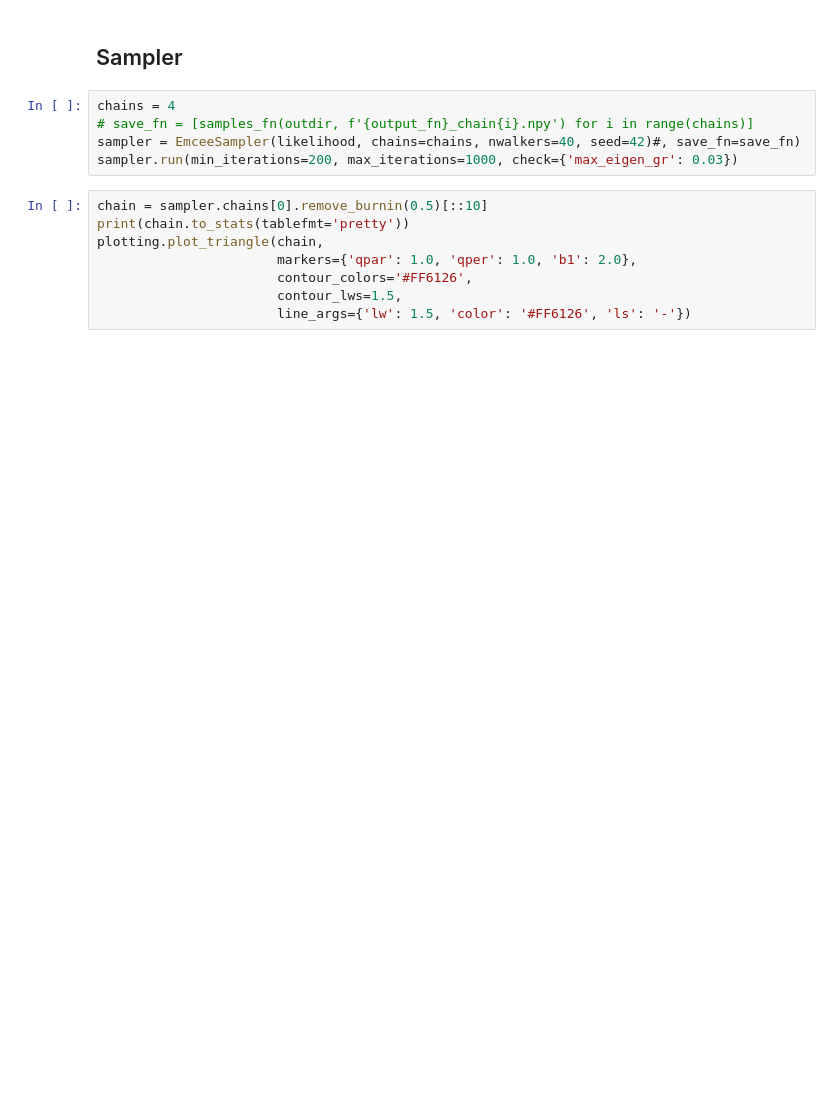
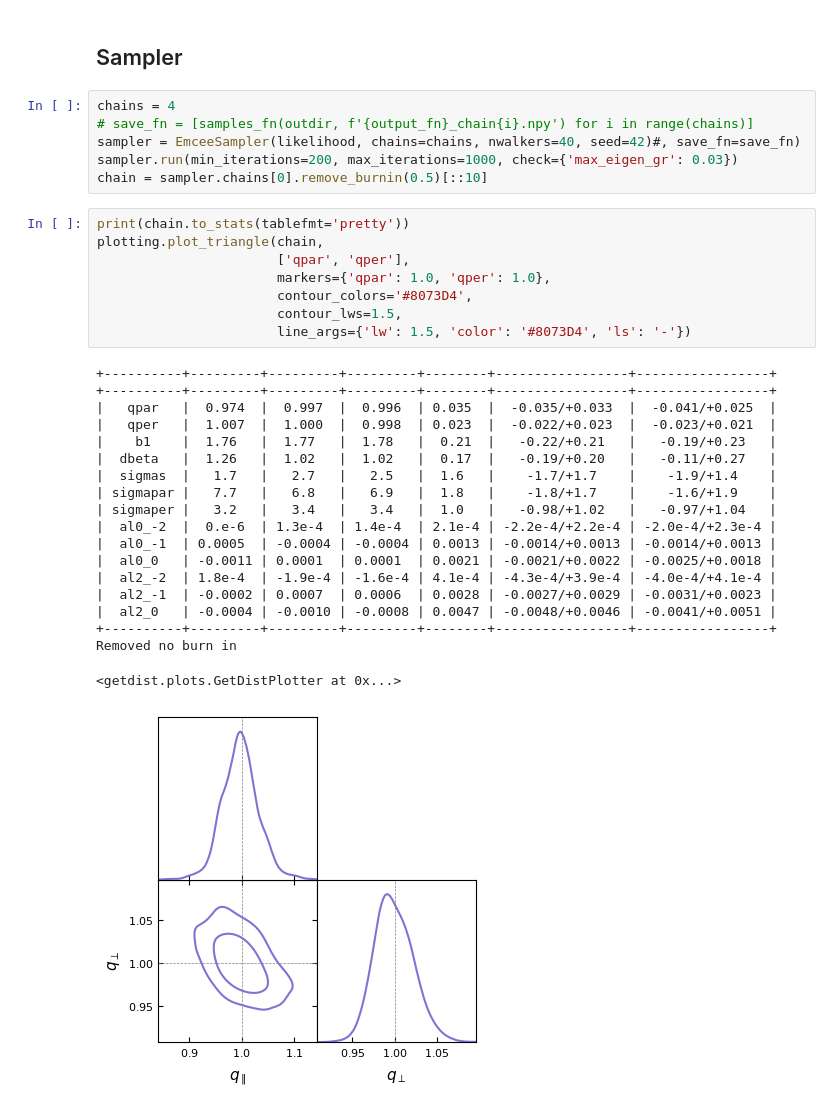
Before and after one commit to Hayyim-H/MiniCourseBAO, a Jupyter notebook: GQC/fitters/BAO_fitter.ipynb, the cells around one changed output. Saved outputs shown, nothing was run; the diff lists cells and outputs as text; blank space fills up the shorter version.

```diff
--- a/GQC/fitters/BAO_fitter.ipynb
+++ b/GQC/fitters/BAO_fitter.ipynb
@@ -188,11 +192,32 @@ chains = 4
 # save_fn = [samples_fn(outdir, f'{output_fn}_chain{i}.npy') for i in range(chains)]
 sampler = EmceeSampler(likelihood, chains=chains, nwalkers=40, seed=42)#, save_fn=save_fn)
 sampler.run(min_iterations=200, max_iterations=1000, check={'max_eigen_gr': 0.03})
+chain = sampler.chains[0].remove_burnin(0.5)[::10]
 # %%
-chain = sampler.chains[0].remove_burnin(0.5)[::10]
 print(chain.to_stats(tablefmt='pretty'))
 plotting.plot_triangle(chain,
-                       markers={'qpar': 1.0, 'qper': 1.0, 'b1': 2.0},
-                       contour_colors='#FF6126',
+                       ['qpar', 'qper'],
+                       markers={'qpar': 1.0, 'qper': 1.0},
+                       contour_colors='#8073D4',
                        contour_lws=1.5,
-                       line_args={'lw': 1.5, 'color': '#FF6126', 'ls': '-'})
+                       line_args={'lw': 1.5, 'color': '#8073D4', 'ls': '-'})
+# %% [output]
++----------+---------+---------+---------+--------+-----------------+-----------------+
++----------+---------+---------+---------+--------+-----------------+-----------------+
+|   qpar   |  0.974  |  0.997  |  0.996  | 0.035  |  -0.035/+0.033  |  -0.041/+0.025  |
+|   qper   |  1.007  |  1.000  |  0.998  | 0.023  |  -0.022/+0.023  |  -0.023/+0.021  |
+|    b1    |  1.76   |  1.77   |  1.78   |  0.21  |   -0.22/+0.21   |   -0.19/+0.23   |
+|  dbeta   |  1.26   |  1.02   |  1.02   |  0.17  |   -0.19/+0.20   |   -0.11/+0.27   |
+|  sigmas  |   1.7   |   2.7   |   2.5   |  1.6   |    -1.7/+1.7    |    -1.9/+1.4    |
+| sigmapar |   7.7   |   6.8   |   6.9   |  1.8   |    -1.8/+1.7    |    -1.6/+1.9    |
+| sigmaper |   3.2   |   3.4   |   3.4   |  1.0   |   -0.98/+1.02   |   -0.97/+1.04   |
+|  al0_-2  |  0.e-6  | 1.3e-4  | 1.4e-4  | 2.1e-4 | -2.2e-4/+2.2e-4 | -2.0e-4/+2.3e-4 |
+|  al0_-1  | 0.0005  | -0.0004 | -0.0004 | 0.0013 | -0.0014/+0.0013 | -0.0014/+0.0013 |
+|  al0_0   | -0.0011 | 0.0001  | 0.0001  | 0.0021 | -0.0021/+0.0022 | -0.0025/+0.0018 |
+|  al2_-2  | 1.8e-4  | -1.9e-4 | -1.6e-4 | 4.1e-4 | -4.3e-4/+3.9e-4 | -4.0e-4/+4.1e-4 |
+|  al2_-1  | -0.0002 | 0.0007  | 0.0006  | 0.0028 | -0.0027/+0.0029 | -0.0031/+0.0023 |
+|  al2_0   | -0.0004 | -0.0010 | -0.0008 | 0.0047 | -0.0048/+0.0046 | -0.0041/+0.0051 |
++----------+---------+---------+---------+--------+-----------------+-----------------+
+Removed no burn in
+<getdist.plots.GetDistPlotter at 0x...>
+[figure, added]
```
Also changed, not shown: parts of 3 cells of this notebook.
